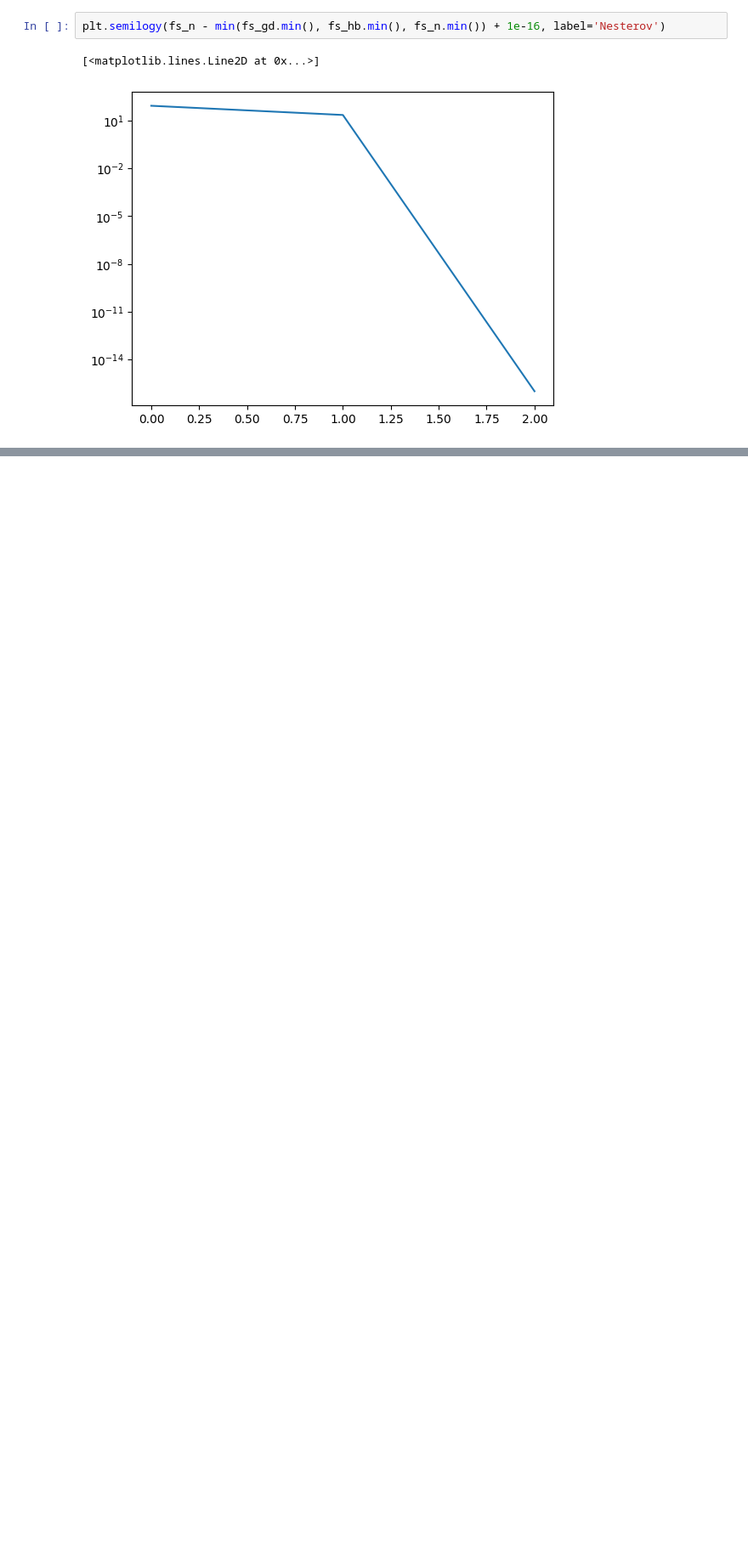
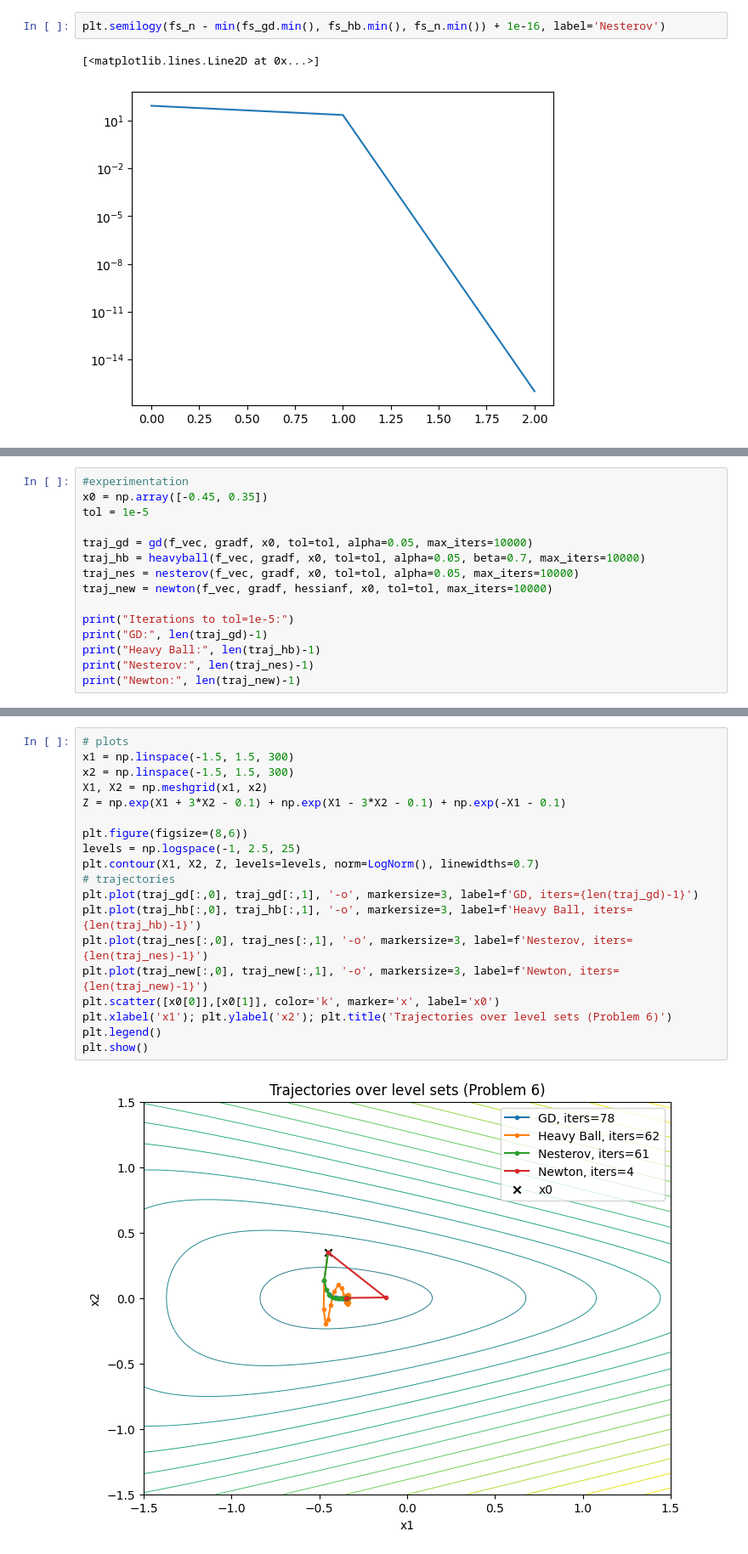
Before and after one commit to SoumyaBhaiya/my-practice, a Jupyter notebook: gradientDescent.ipynb, the cells around one changed output, grey strips where cells are left out. Shown at 85% size. Saved outputs shown, nothing was run; the diff lists cells and outputs as text; blank space fills up the shorter version.

```diff
--- a/gradientDescent.ipynb
+++ b/gradientDescent.ipynb
@@ -102,0 +302,15 @@ plt.semilogy(fs_n - min(fs_gd.min(), fs_hb.min(), fs_n.min()) + 1e-16, label='Ne
+# %%
+#experimentation
+x0 = np.array([-0.45, 0.35])
+tol = 1e-5
+
+traj_gd = gd(f_vec, gradf, x0, tol=tol, alpha=0.05, max_iters=10000)
+traj_hb = heavyball(f_vec, gradf, x0, tol=tol, alpha=0.05, beta=0.7, max_iters=10000)
+traj_nes = nesterov(f_vec, gradf, x0, tol=tol, alpha=0.05, max_iters=10000)
+traj_new = newton(f_vec, gradf, hessianf, x0, tol=tol, max_iters=10000)
+
+print("Iterations to tol=1e-5:")
+print("GD:", len(traj_gd)-1)
+print("Heavy Ball:", len(traj_hb)-1)
+print("Nesterov:", len(traj_nes)-1)
+print("Newton:", len(traj_new)-1)
@@ -102,0 +323,21 @@ plt.semilogy(fs_n - min(fs_gd.min(), fs_hb.min(), fs_n.min()) + 1e-16, label='Ne
+# %%
+# plots
+x1 = np.linspace(-1.5, 1.5, 300)
+x2 = np.linspace(-1.5, 1.5, 300)
+X1, X2 = np.meshgrid(x1, x2)
+Z = np.exp(X1 + 3*X2 - 0.1) + np.exp(X1 - 3*X2 - 0.1) + np.exp(-X1 - 0.1)
+
+plt.figure(figsize=(8,6))
+levels = np.logspace(-1, 2.5, 25)
+plt.contour(X1, X2, Z, levels=levels, norm=LogNorm(), linewidths=0.7)
+# trajectories
+plt.plot(traj_gd[:,0], traj_gd[:,1], '-o', markersize=3, label=f'GD, iters={len(traj_gd)-1}')
+plt.plot(traj_hb[:,0], traj_hb[:,1], '-o', markersize=3, label=f'Heavy Ball, iters={len(traj_hb)-1}')
+plt.plot(traj_nes[:,0], traj_nes[:,1], '-o', markersize=3, label=f'Nesterov, iters={len(traj_nes)-1}')
+plt.plot(traj_new[:,0], traj_new[:,1], '-o', markersize=3, label=f'Newton, iters={len(traj_new)-1}')
+plt.scatter([x0[0]],[x0[1]], color='k', marker='x', label='x0')
+plt.xlabel('x1'); plt.ylabel('x2'); plt.title('Trajectories over level sets (Problem 6)')
+plt.legend()
+plt.show()
+# %% [output]
+[figure, added]
```
Also changed, not shown: parts of 7 cells of this notebook.
